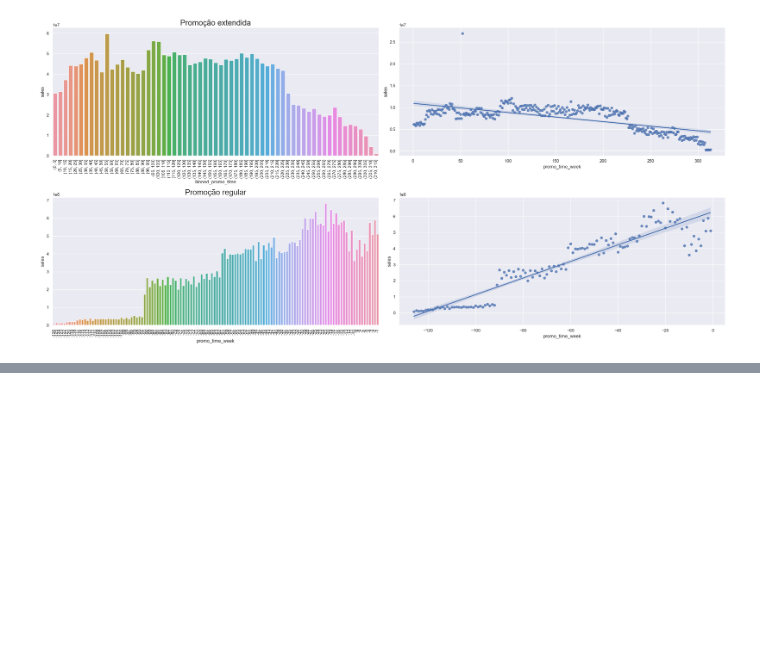
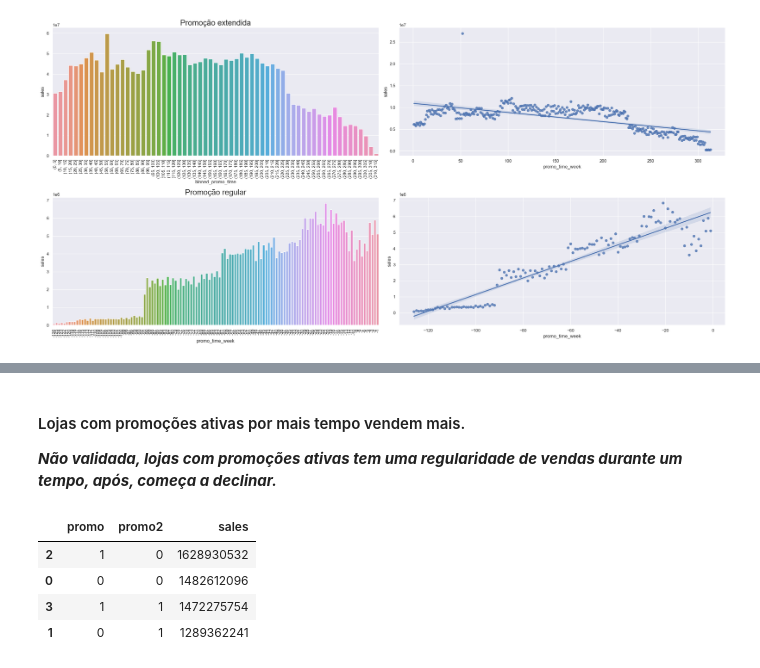
Before and after one commit to paulinhomagno/Previsao_vendas, a Jupyter notebook: Analise.ipynb, the cells around one changed output, grey strips where cells are left out. Drawn from its saved outputs; the diff is of its cells as text; code cells hidden in the pictures; blank space fills up the shorter version.

```diff
--- a/Analise.ipynb
+++ b/Analise.ipynb
@@ -634,0 +634,11 @@ Esta variável apresenta correlação negativa muito baixa, possivelmente afetad
+# %% [markdown]
+#### Lojas com promoções ativas por mais tempo vendem mais.
+_**Não validada, lojas com promoções ativas tem uma regularidade de vendas durante um tempo, após, começa a declinar.**_
+# %%
+df4[['promo', 'promo2', 'sales']].groupby(['promo', 'promo2']).sum().reset_index().sort_values(by = 'sales', ascending = False)
+# %% [output]
+|  | promo | promo2 | sales |
+| 2 | 1 | 0 | 1628930532 |
+| 0 | 0 | 0 | 1482612096 |
+| 3 | 1 | 1 | 1472275754 |
+| 1 | 0 | 1 | 1289362241 |
```
Also changed, not shown: parts of 14 cells of this notebook.
